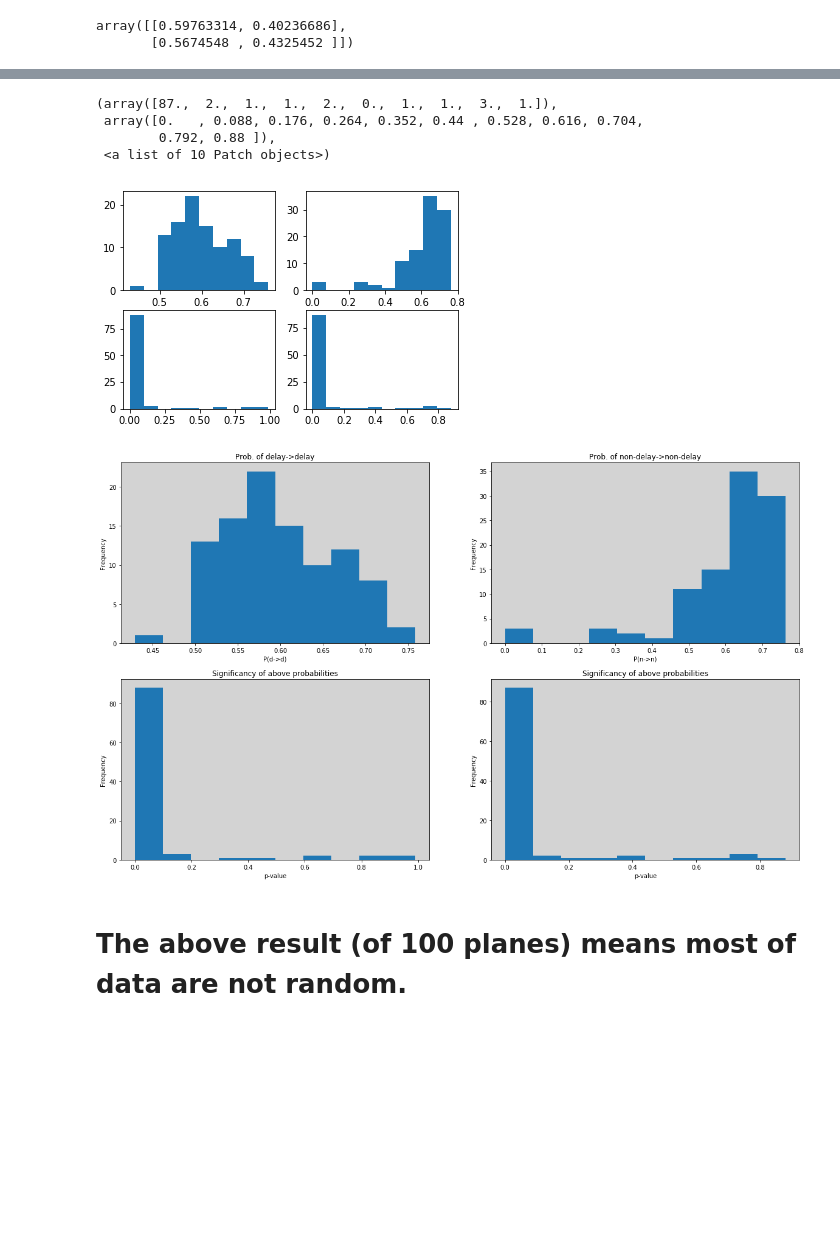
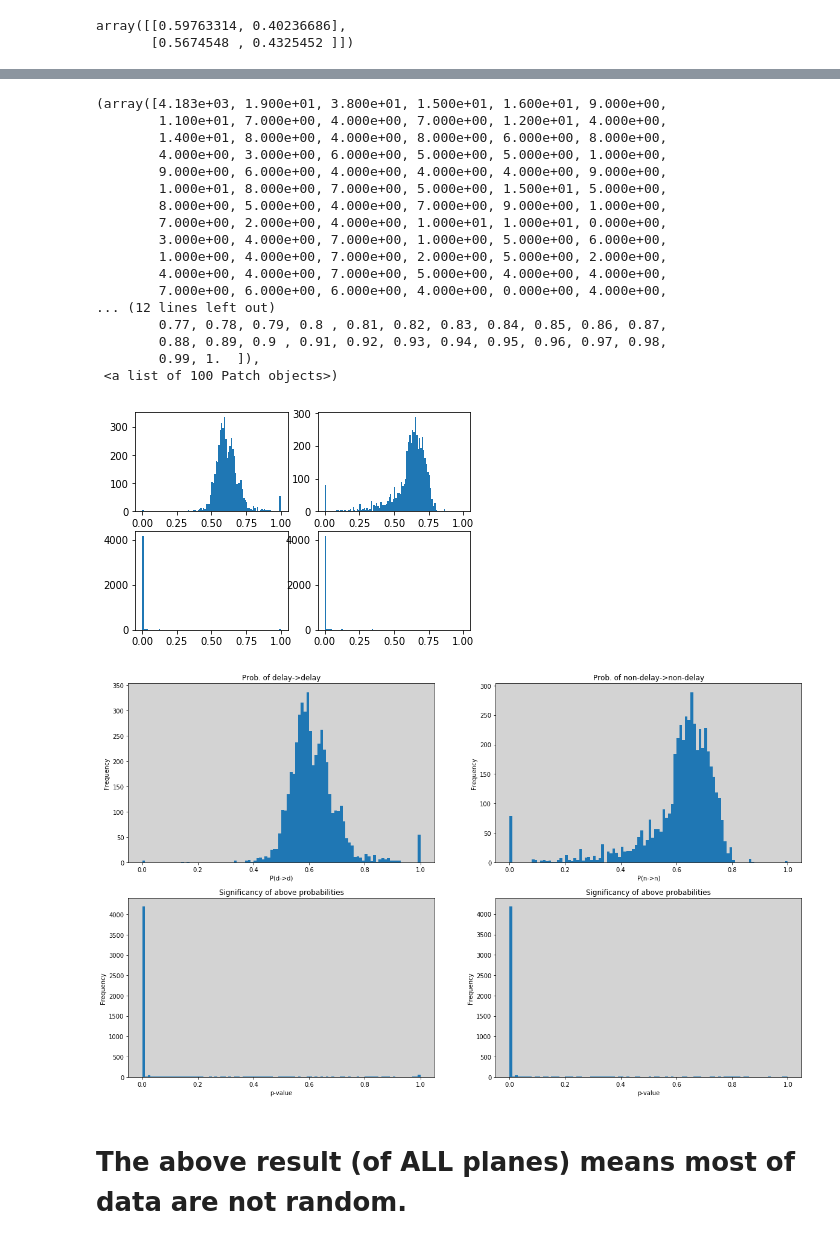
Before and after one commit to B4rtDC/CBNA, a Jupyter notebook: exporation2.ipynb, the cells around one changed output, grey strips where cells are left out. Saved outputs shown, nothing was run; the diff lists cells and outputs as text; code cells hidden in the pictures; blank space fills up the shorter version.

Commit message:
Add files via upload
Simulated for all planes

```diff
--- a/exporation2.ipynb
+++ b/exporation2.ipynb
@@ -379,8 +379,9 @@ trans_dd = []
 trans_nn = []
 pvals_dd = []
 pvals_nn = []
-for plane in planes[:100]:
-    print(plane)
+i = 0
+for plane in planes:
+    #print(plane)
     series = get_successive_delays(np.random.choice(planes),df_fl)
     #transdist = trans_matrix_distribution(planes,df_fl)
     #print(series)
@@ -391,6 +392,9 @@ for plane in planes[:100]:
     pvals = get_pvalue_transition_matrix(series)
     pvals_dd.append(pvals[1,1])
     pvals_nn.append(pvals[0,0])
+    i += 1
+    if (i%100==0):
+        print('Finished ' + str(i) + ' out of ' + str(len(planes)) +  '.')
 
 plt.hist(pvals_dd)
 # %% [output]
@@ -426,18 +423,31 @@ N849AS
 # %%
 plt.subplot(2,2,1)
-plt.hist(trans_dd)
+plt.hist(trans_dd, 100)
 plt.subplot(2,2,2)
-plt.hist(trans_nn)
+plt.hist(trans_nn, 100)
 plt.subplot(2,2,3)
-plt.hist(pvals_dd)
+plt.hist(pvals_dd, 100)
 plt.subplot(2,2,4)
-plt.hist(pvals_nn)
+plt.hist(pvals_nn, 100)
 # %% [output]
-(array([87.,  2.,  1.,  1.,  2.,  0.,  1.,  1.,  3.,  1.]),
- array([0.   , 0.088, 0.176, 0.264, 0.352, 0.44 , 0.528, 0.616, 0.704,
-        0.792, 0.88 ]),
- <a list of 10 Patch objects>)
+(array([4.183e+03, 1.900e+01, 3.800e+01, 1.500e+01, 1.600e+01, 9.000e+00,
+        1.100e+01, 7.000e+00, 4.000e+00, 7.000e+00, 1.200e+01, 4.000e+00,
+        1.400e+01, 8.000e+00, 4.000e+00, 8.000e+00, 6.000e+00, 8.000e+00,
+        4.000e+00, 3.000e+00, 6.000e+00, 5.000e+00, 5.000e+00, 1.000e+00,
+        9.000e+00, 6.000e+00, 4.000e+00, 4.000e+00, 4.000e+00, 9.000e+00,
+        1.000e+01, 8.000e+00, 7.000e+00, 5.000e+00, 1.500e+01, 5.000e+00,
+        8.000e+00, 5.000e+00, 4.000e+00, 7.000e+00, 9.000e+00, 1.000e+00,
+        7.000e+00, 2.000e+00, 4.000e+00, 1.000e+01, 1.000e+01, 0.000e+00,
+        3.000e+00, 4.000e+00, 7.000e+00, 1.000e+00, 5.000e+00, 6.000e+00,
+        1.000e+00, 4.000e+00, 7.000e+00, 2.000e+00, 5.000e+00, 2.000e+00,
+        4.000e+00, 4.000e+00, 7.000e+00, 5.000e+00, 4.000e+00, 4.000e+00,
+        7.000e+00, 6.000e+00, 6.000e+00, 4.000e+00, 0.000e+00, 4.000e+00,
+... (12 lines left out)
+        0.77, 0.78, 0.79, 0.8 , 0.81, 0.82, 0.83, 0.84, 0.85, 0.86, 0.87,
+        0.88, 0.89, 0.9 , 0.91, 0.92, 0.93, 0.94, 0.95, 0.96, 0.97, 0.98,
+        0.99, 1.  ]),
+ <a list of 100 Patch objects>)
-[figure, old version]
+[figure, new version]
 # %%
 # Make figure
 plt.figure(figsize=(20,12))
@@ -447,7 +457,7 @@ plt.subplot(2,2,1)
 ax = plt.gca()
 ax.set_facecolor('lightgrey')
 #plt.scatter(x,y,c=destsize,cmap="hot_r")
-plt.hist(trans_dd)
+plt.hist(trans_dd, 100)
 plt.ylabel("Frequency")
 plt.title("Prob. of delay->delay");
 plt.xlabel("P(d->d)")
@@ -458,7 +468,7 @@ plt.subplot(2,2,2)
 ax = plt.gca()
 ax.set_facecolor('lightgrey')
 #plt.scatter(x,y,c=destsize,cmap="hot_r")
-plt.hist(trans_nn)
+plt.hist(trans_nn, 100)
 plt.ylabel("Frequency")
 plt.xlabel("P(n->n)")
 plt.title("Prob. of non-delay->non-delay");
@@ -468,7 +478,7 @@ plt.subplot(2,2,3)
 ax = plt.gca()
 ax.set_facecolor('lightgrey')
 #plt.scatter(x,y,c=destsize,cmap="hot_r")
-plt.hist(pvals_dd)
+plt.hist(pvals_dd, 100)
 plt.ylabel("Frequency")
 plt.xlabel("p-value")
 plt.title("Significancy of above probabilities");
@@ -477,11 +487,11 @@ plt.subplot(2,2,4)
 ax = plt.gca()
 ax.set_facecolor('lightgrey')
 #plt.scatter(x,y,c=destsize,cmap="hot_r")
-plt.hist(pvals_nn)
+plt.hist(pvals_nn, 100)
 plt.ylabel("Frequency")
 plt.xlabel("p-value")
 plt.title("Significancy of above probabilities");
 # %% [output]
-[figure, old version]
+[figure, new version]
 # %% [markdown]
-# The above result (of 100 planes) means most of data are not random.
+# The above result (of ALL planes) means most of data are not random.
```
Also changed, not shown: parts of 5 cells of this notebook.
